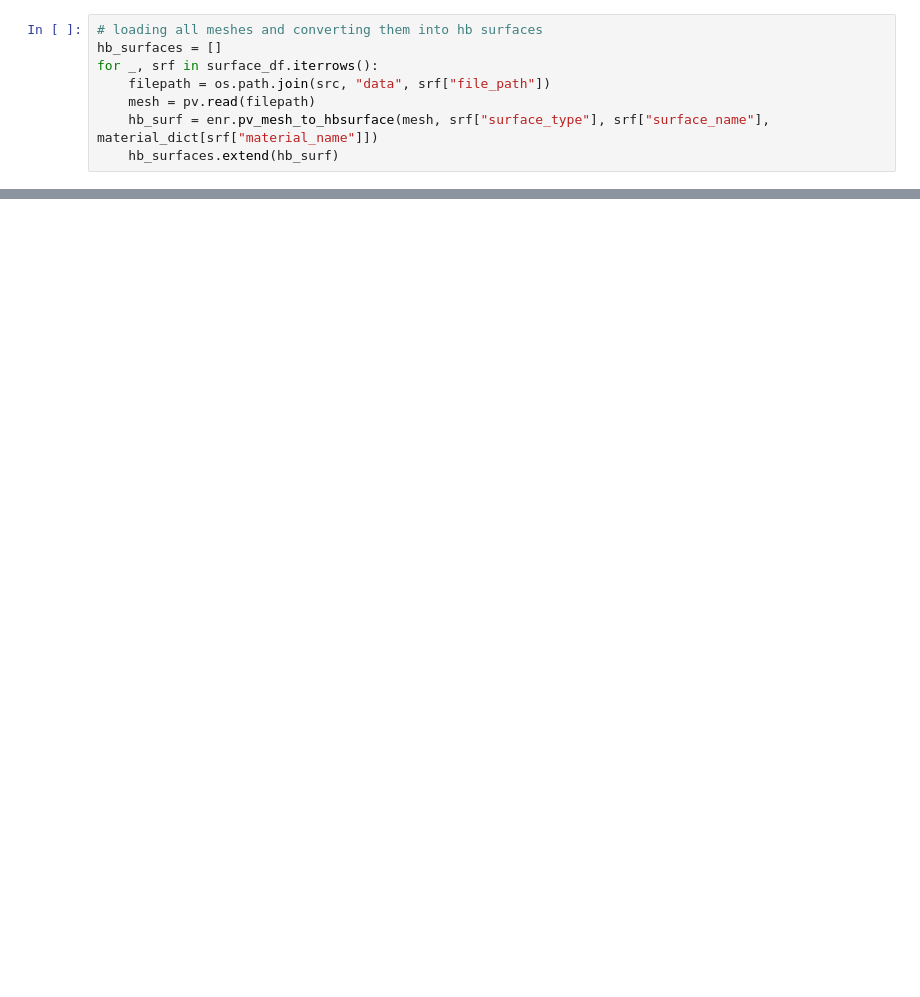
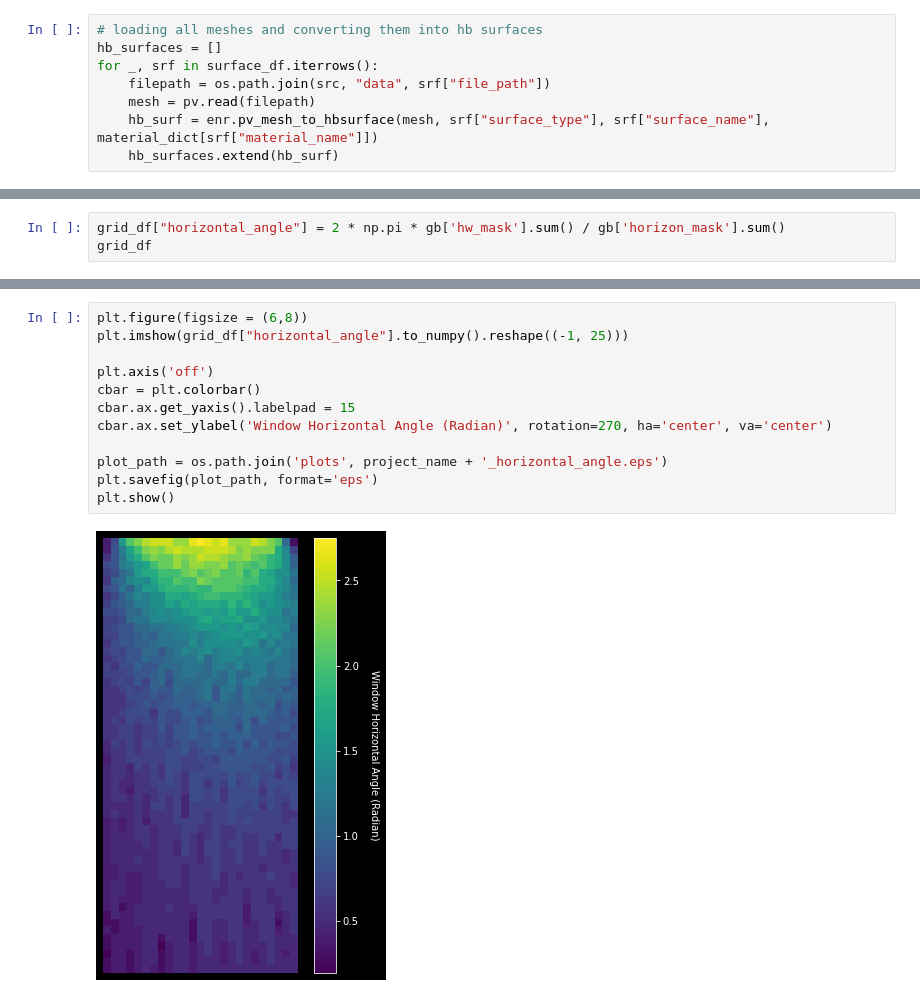
Before and after one commit to shervinazadi/EN_17037_Compliance, a Jupyter notebook: final_notebooks/context_view.ipynb, the cells around one changed output, grey strips where cells are left out. Drawn from its saved outputs; the diff is of its cells as text; blank space fills up the shorter version.

```diff
--- a/final_notebooks/context_view.ipynb
+++ b/final_notebooks/context_view.ipynb
@@ -106,0 +161,3 @@ p.show(use_ipyvtk=True)
+# %%
+grid_df["horizontal_angle"] = 2 * np.pi * gb['hw_mask'].sum() / gb['horizon_mask'].sum()
+grid_df
@@ -106,0 +178,14 @@ p.show(use_ipyvtk=True)
+# %%
+plt.figure(figsize = (6,8))
+plt.imshow(grid_df["horizontal_angle"].to_numpy().reshape((-1, 25)))
+
+plt.axis('off')
+cbar = plt.colorbar()
+cbar.ax.get_yaxis().labelpad = 15
+cbar.ax.set_ylabel('Window Horizontal Angle (Radian)', rotation=270, ha='center', va='center')
+
+plot_path = os.path.join('plots', project_name + '_horizontal_angle.eps')
+plt.savefig(plot_path, format='eps')
+plt.show()
+# %% [output]
+[figure, added]
```
Also changed, not shown: parts of 38 cells of this notebook, 2 other files.
